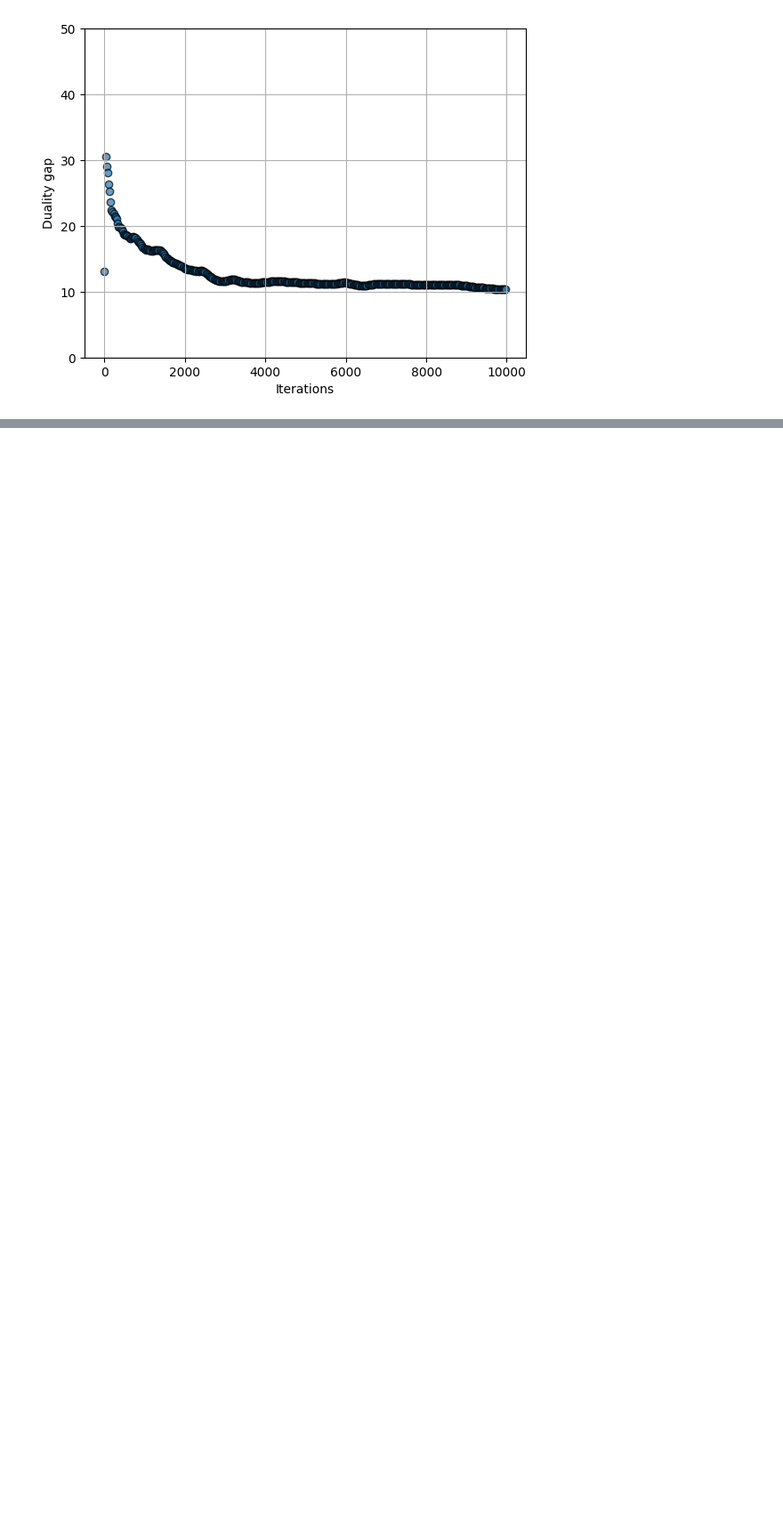
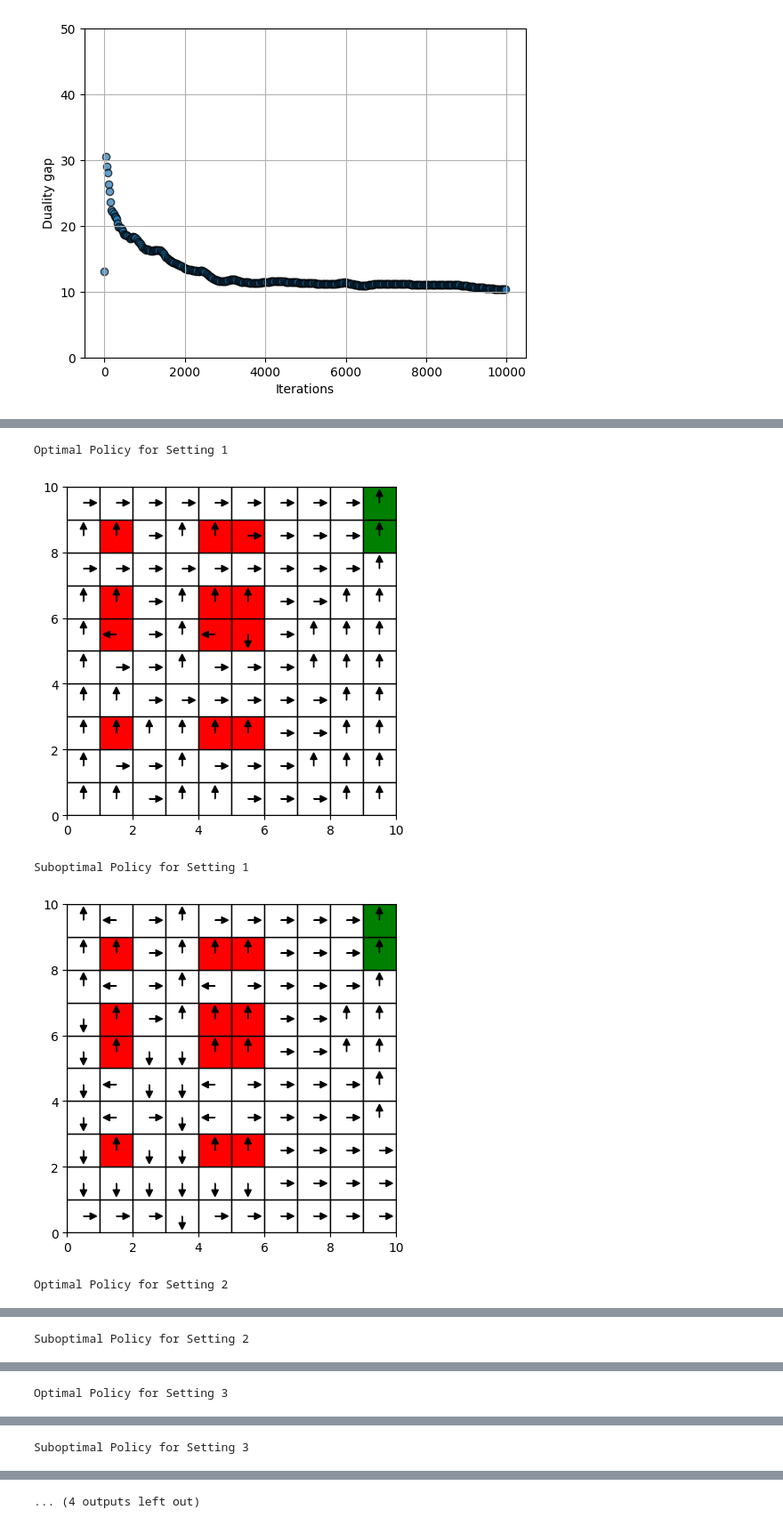
Before and after one commit to EstebanLeiva/apprenticeshiplearning, a Jupyter notebook: scripts/gridworld.ipynb, the cells around one changed output, grey strips where cells are left out. Shown at 89% size. Drawn from its saved outputs; the diff is of its cells as text; code cells hidden in the pictures; blank space fills up the shorter version.

```diff
--- a/scripts/gridworld.ipynb
+++ b/scripts/gridworld.ipynb
@@ -531,0 +689,24 @@ Simulation 20/20
+# %%
+gridworlds = []
+for i in range(number_settings):
+    gridworld = GridWorld(grid, obstacles[i], goals[i], wind_intensity, actions, init_dist, gamma)
+    gridworld.get_mdp_forward()
+    gridworlds.append(gridworld)
+
+optimal_pols = []
+for i in range(number_settings):
+    solver_expert = SolverMdp(gridworlds[i].mdp_forward)
+    prob, mu_e = solver_expert.solve()
+    mu_e = mu_e.value
+    mu_e = np.maximum(mu_e, 0)
+    mu_e = mu_e/np.sum(mu_e)
+    optimal_pols.append(mu_e)
+
+suboptimal_pols = []
+for i in range(number_settings):
+    solver_expert = SolverMdp(gridworlds[i].mdp_forward)
+    prob, mu_e = solver_expert.solve(iters=1)
+    mu_e = mu_e.value
+    mu_e = np.maximum(mu_e, 0)
+    mu_e = mu_e/np.sum(mu_e)
+    suboptimal_pols.append(mu_e)
@@ -531,0 +731,24 @@ Simulation 20/20
+# %%
+# visualize the optimal and suboptimal policies for each setting
+for i in range(number_settings):
+    policy_e = gridworlds[i].mdp_forward.get_policy_from_mu(optimal_pols[i])
+    visualize_policy = np.zeros((n,n))
+    for x in range(n):
+        for y in range(n):
+            visualize_policy[x,y] = np.argmax(policy_e[gridworlds[i].grid_to_S[x, y]])
+    print(f"Optimal Policy for Setting {i+1}")
+    plot_policy(grid, visualize_policy, obstacles[i], goals[i])
+
+    policy_e = gridworlds[i].mdp_forward.get_policy_from_mu(suboptimal_pols[i])
+    visualize_policy = np.zeros((n,n))
+    for x in range(n):
+        for y in range(n):
+            visualize_policy[x,y] = np.argmax(policy_e[gridworlds[i].grid_to_S[x, y]])
+    print(f"Suboptimal Policy for Setting {i+1}")
+    plot_policy(grid, visualize_policy, obstacles[i], goals[i])
+# %% [output]
+Optimal Policy for Setting 1
+[figure, added]
+Suboptimal Policy for Setting 1
+[figure, added]
+Optimal Policy for Setting 2
@@ -531,0 +756 @@ Simulation 20/20
+Suboptimal Policy for Setting 2
@@ -531,0 +758 @@ Simulation 20/20
+Optimal Policy for Setting 3
@@ -531,0 +760 @@ Simulation 20/20
+Suboptimal Policy for Setting 3
@@ -531,0 +762 @@ Simulation 20/20
+... (4 outputs left out)
```
Also changed, not shown: parts of 8 cells of this notebook, 17 other files.
